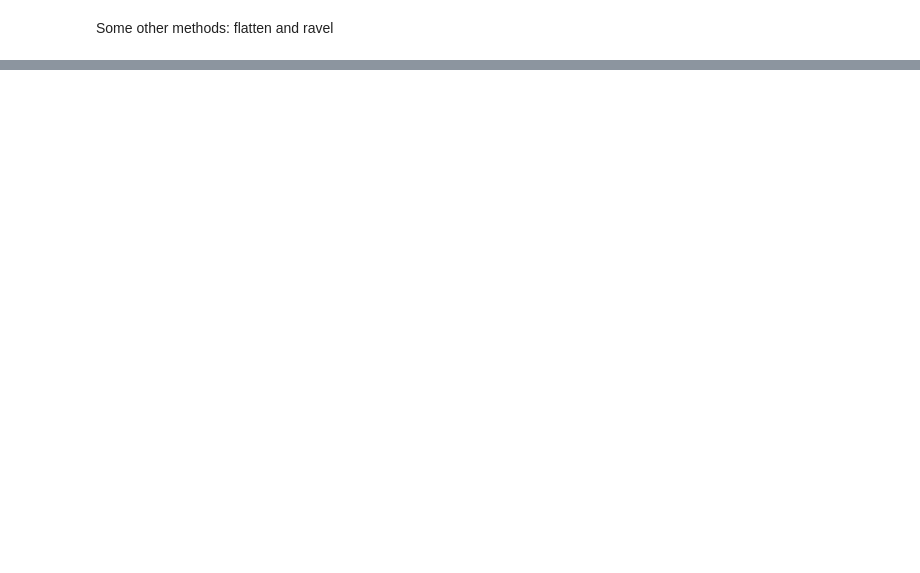
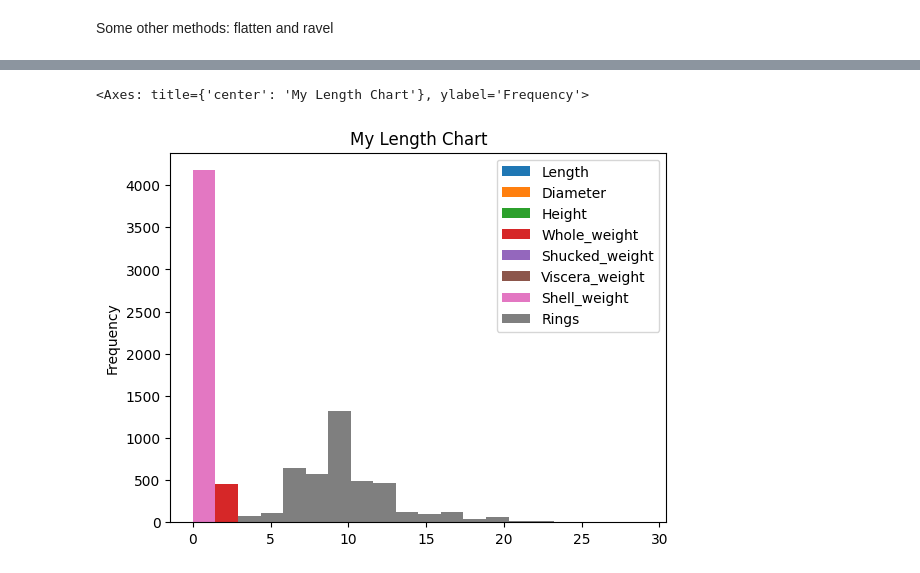
Before and after one commit to ckbaker78/homework3-, a Jupyter notebook: Test.ipynb, the cells around one changed output, grey strips where cells are left out. Drawn from its saved outputs; the diff is of its cells as text; code cells hidden in the pictures; blank space fills up the shorter version.

```diff
--- a/Test.ipynb
+++ b/Test.ipynb
@@ -163,0 +342,24 @@ array([ 91.41000366,  91.80000305,  91.94000244,  91.86000061,
+# %%
+import matplotlib.pyplot as plt
+
+data = pd.read_csv('abalone.tsv',sep='\t')
+
+data
+
+
+data.hist(figsize=(10,10), grid = False) # this will create a histogram of all of the columns of the datasets and their distributions
+
+
+
+
+column_select = data[['Sex','Length']]
+axes = column_select.hist(by='Sex', figsize=(8, 8))
+
+
+column_select.hist(by='Sex', figsize= (8,8))
+plt.suptitle('Length vs Sex') # this works in titling the plot that we just created
+for ax in axes.rael():
+    ax.set_ylabel('Frequency')
+    ax.set_xlabel('Length')
+
+plt.show()
@@ -163,0 +403,5 @@ array([ 91.41000366,  91.80000305,  91.94000244,  91.86000061,
+# %%
+data.plot(kind = 'hist', bins = 20, title = 'My Length Chart') # these functions work better if you limit the columns involved and call them to a similar range of values
+# %% [output]
+<Axes: title={'center': 'My Length Chart'}, ylabel='Frequency'>
+[figure, added]
```
Also changed, not shown: parts of 31 cells of this notebook, 2 other files.
